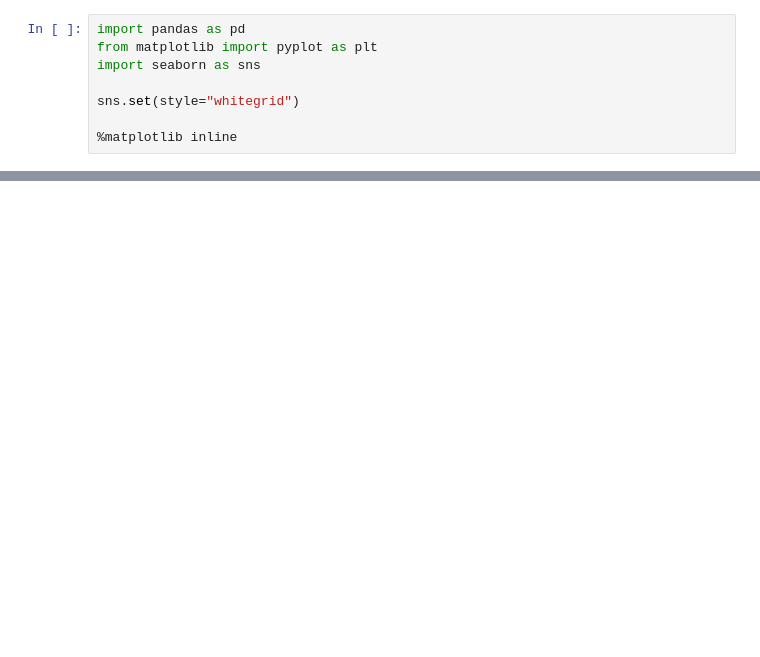
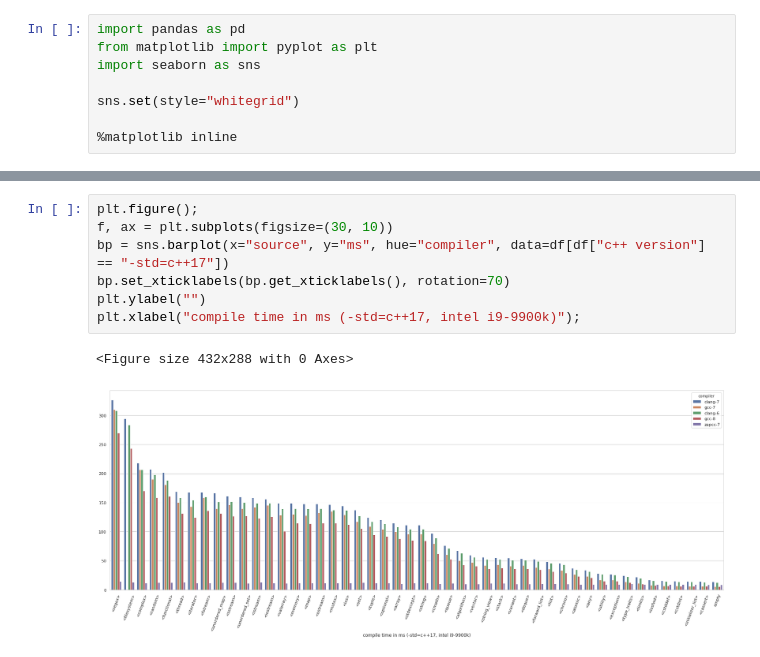
Before and after one commit to Philip-Trettner/cpp-header-benchmark, a Jupyter notebook: eval/cpp-header-benchmark.ipynb, the cells around one changed output, grey strips where cells are left out. Saved outputs shown, nothing was run; the diff lists cells and outputs as text; blank space fills up the shorter version.

```diff
--- a/eval/cpp-header-benchmark.ipynb
+++ b/eval/cpp-header-benchmark.ipynb
@@ -24,0 +27,10 @@ plt.xlabel("ms (clang-7, i9-9900k)");
+# %%
+plt.figure();
+f, ax = plt.subplots(figsize=(30, 10))
+bp = sns.barplot(x="source", y="ms", hue="compiler", data=df[df["c++ version"] == "-std=c++17"])
+bp.set_xticklabels(bp.get_xticklabels(), rotation=70)
+plt.ylabel("")
+plt.xlabel("compile time in ms (-std=c++17, intel i9-9900k)");
+# %% [output]
+<Figure size 432x288 with 0 Axes>
+[figure, added]
```
Also changed, not shown: parts of 2 cells of this notebook, 2 other files.
